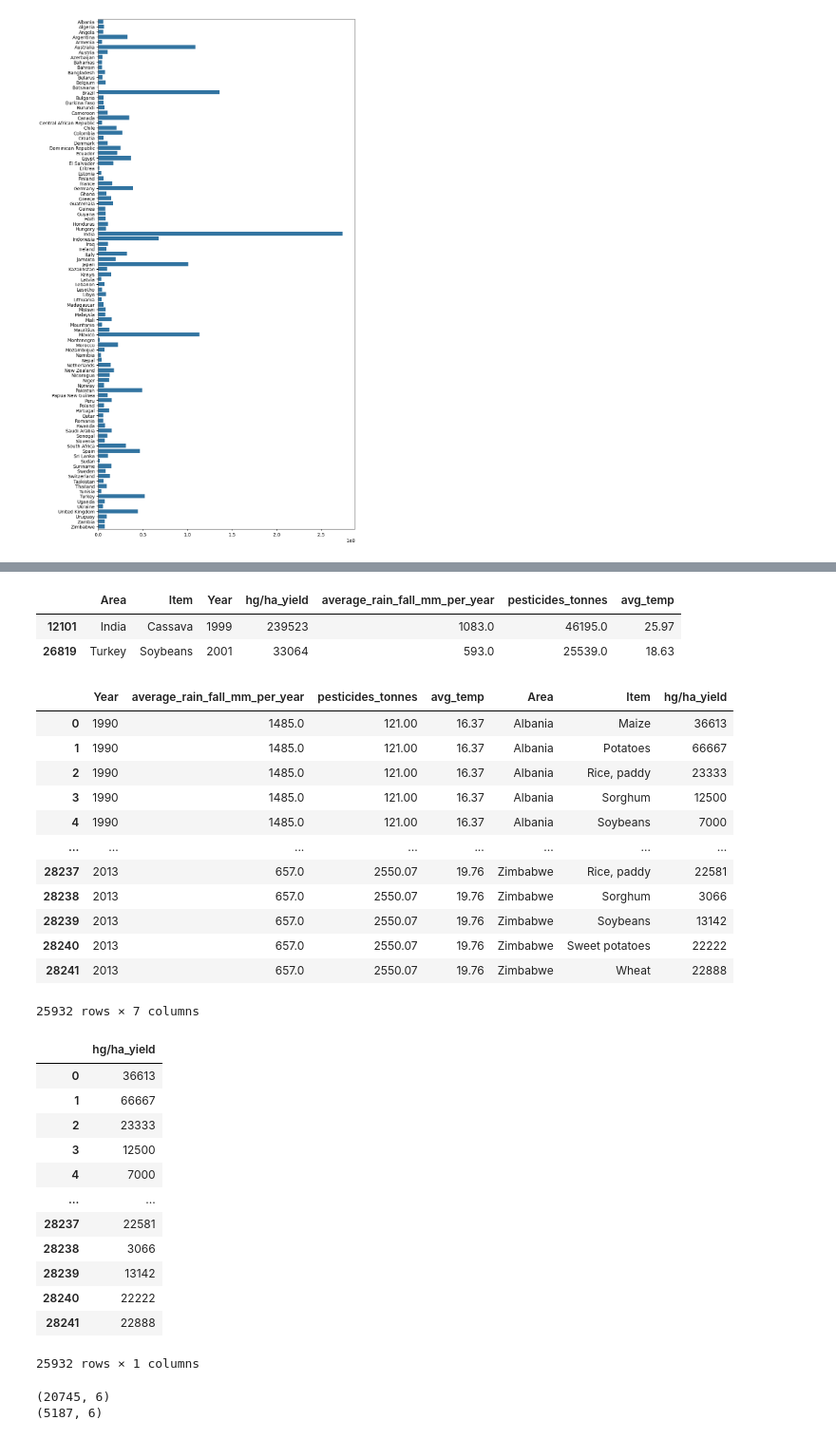
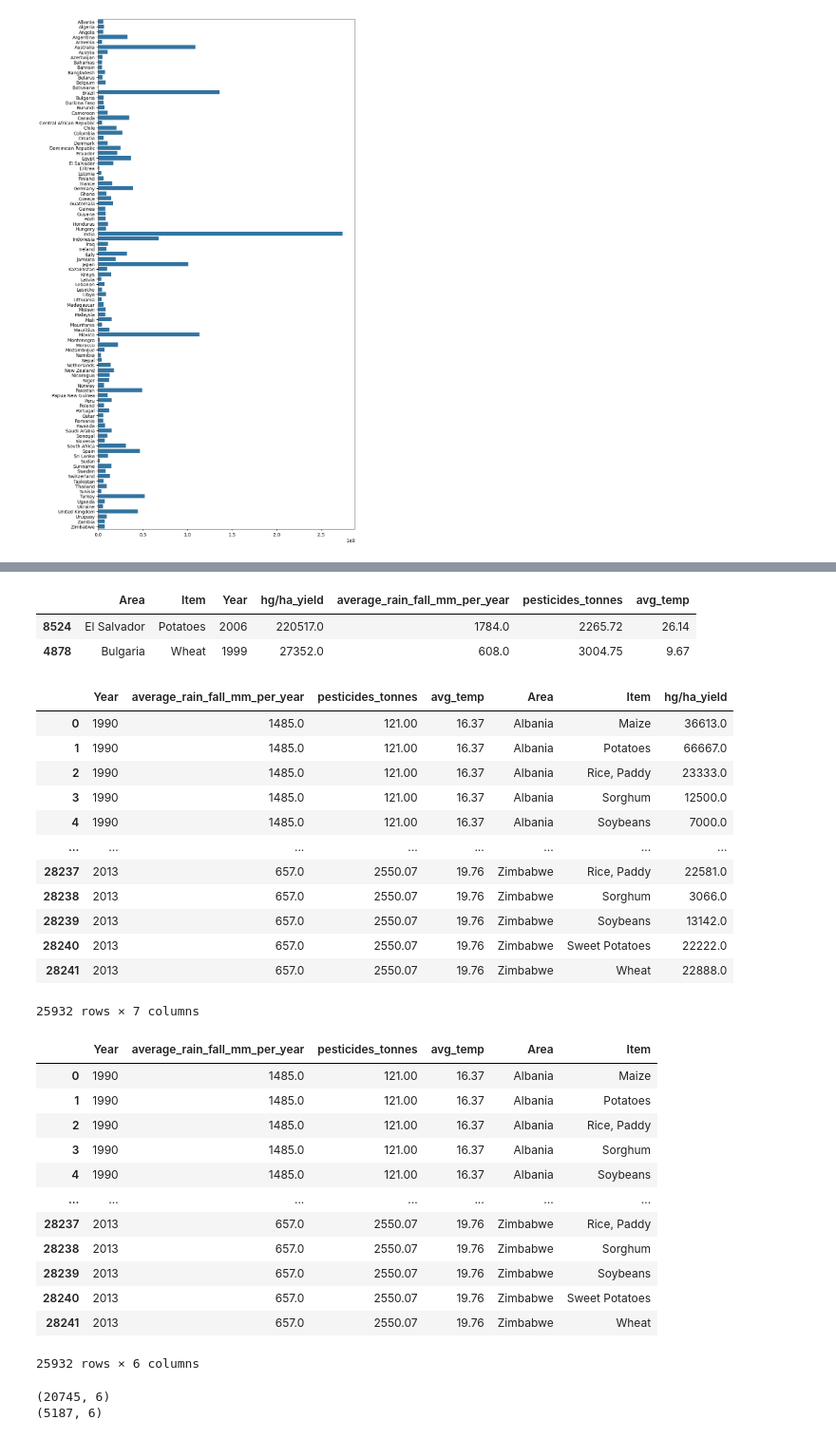
Before and after one commit to OdedaraBhavesh/Crop_Yield_Predictor, a Jupyter notebook: model.ipynb, the cells around one changed output, grey strips where cells are left out. Shown: that part at 95% size. Drawn from its saved outputs; the diff is of its cells as text; code cells hidden in the pictures.

```diff
--- a/model.ipynb
+++ b/model.ipynb
@@ -116,5 +103,3 @@ Index([], dtype='int64')
-# %%
-data =data.drop(data_Drop)
 # %%
 data
 # %% [output]
@@ -132,7 +117,7 @@ data
 | 28241 | Zimbabwe | Wheat | 2013 | 22888 | 657.0 | 2550.07 | 19.76 |
 25932 rows × 7 columns
 # %%
-data["average_rain_fall_mm_per_year"]=data["average_rain_fall_mm_per_year"].astype(np.float64) #if this column data type is int then you can use this
+data["hg/ha_yield"]=data["hg/ha_yield"].astype(np.float64)
 # %%
 data.info()
 # %% [output]
@@ -168,3 +138,6 @@ array([1485.,   89., 1010.,  591.,  562.,  534., 1110.,  447., 1292.,
+# %%
+data['Area']=data['Area'].str.strip().str.title()
+data['Item']=data['Item'].str.strip().str.title()
 # %%
 plt.figure(figsize=(10,20))
 sns.countplot(y=data['Area'])
@@ -256,8 +229,8 @@ plt.show()
 data.sample(2)
 # %% [output]
 |  | Area | Item | Year | hg/ha_yield | average_rain_fall_mm_per_year | pesticides_tonnes | avg_temp |
-| 12101 | India | Cassava | 1999 | 239523 | 1083.0 | 46195.0 | 25.97 |
-| 26819 | Turkey | Soybeans | 2001 | 33064 | 593.0 | 25539.0 | 18.63 |
+| 8524 | El Salvador | Potatoes | 2006 | 220517.0 | 1784.0 | 2265.72 | 26.14 |
+| 4878 | Bulgaria | Wheat | 1999 | 27352.0 | 608.0 | 3004.75 | 9.67 |
 # %%
 x=['Year','average_rain_fall_mm_per_year','pesticides_tonnes','avg_temp','Area','Item','hg/ha_yield']
 data = data[x]
@@ -265,36 +238,36 @@ data = data[x]
 data
 # %% [output]
 |  | Year | average_rain_fall_mm_per_year | pesticides_tonnes | avg_temp | Area | Item | hg/ha_yield |
-| 0 | 1990 | 1485.0 | 121.00 | 16.37 | Albania | Maize | 36613 |
-| 1 | 1990 | 1485.0 | 121.00 | 16.37 | Albania | Potatoes | 66667 |
-| 2 | 1990 | 1485.0 | 121.00 | 16.37 | Albania | Rice, paddy | 23333 |
-| 3 | 1990 | 1485.0 | 121.00 | 16.37 | Albania | Sorghum | 12500 |
-| 4 | 1990 | 1485.0 | 121.00 | 16.37 | Albania | Soybeans | 7000 |
+| 0 | 1990 | 1485.0 | 121.00 | 16.37 | Albania | Maize | 36613.0 |
+| 1 | 1990 | 1485.0 | 121.00 | 16.37 | Albania | Potatoes | 66667.0 |
+| 2 | 1990 | 1485.0 | 121.00 | 16.37 | Albania | Rice, Paddy | 23333.0 |
+| 3 | 1990 | 1485.0 | 121.00 | 16.37 | Albania | Sorghum | 12500.0 |
+| 4 | 1990 | 1485.0 | 121.00 | 16.37 | Albania | Soybeans | 7000.0 |
 | ... | ... | ... | ... | ... | ... | ... | ... |
-| 28237 | 2013 | 657.0 | 2550.07 | 19.76 | Zimbabwe | Rice, paddy | 22581 |
-| 28238 | 2013 | 657.0 | 2550.07 | 19.76 | Zimbabwe | Sorghum | 3066 |
-| 28239 | 2013 | 657.0 | 2550.07 | 19.76 | Zimbabwe | Soybeans | 13142 |
-| 28240 | 2013 | 657.0 | 2550.07 | 19.76 | Zimbabwe | Sweet potatoes | 22222 |
-| 28241 | 2013 | 657.0 | 2550.07 | 19.76 | Zimbabwe | Wheat | 22888 |
+| 28237 | 2013 | 657.0 | 2550.07 | 19.76 | Zimbabwe | Rice, Paddy | 22581.0 |
+| 28238 | 2013 | 657.0 | 2550.07 | 19.76 | Zimbabwe | Sorghum | 3066.0 |
+| 28239 | 2013 | 657.0 | 2550.07 | 19.76 | Zimbabwe | Soybeans | 13142.0 |
+| 28240 | 2013 | 657.0 | 2550.07 | 19.76 | Zimbabwe | Sweet Potatoes | 22222.0 |
+| 28241 | 2013 | 657.0 | 2550.07 | 19.76 | Zimbabwe | Wheat | 22888.0 |
 25932 rows × 7 columns
 # %%
 x=data.iloc[:,:6]
 y=data.iloc[:,6:]
-y
+x
 # %% [output]
-|  | hg/ha_yield |
-| 0 | 36613 |
-| 1 | 66667 |
-| 2 | 23333 |
-| 3 | 12500 |
-| 4 | 7000 |
-| ... | ... |
-| 28237 | 22581 |
-| 28238 | 3066 |
-| 28239 | 13142 |
-| 28240 | 22222 |
-| 28241 | 22888 |
+|  | Year | average_rain_fall_mm_per_year | pesticides_tonnes | avg_temp | Area | Item |
+| 0 | 1990 | 1485.0 | 121.00 | 16.37 | Albania | Maize |
+| 1 | 1990 | 1485.0 | 121.00 | 16.37 | Albania | Potatoes |
+| 2 | 1990 | 1485.0 | 121.00 | 16.37 | Albania | Rice, Paddy |
+| 3 | 1990 | 1485.0 | 121.00 | 16.37 | Albania | Sorghum |
+| 4 | 1990 | 1485.0 | 121.00 | 16.37 | Albania | Soybeans |
+| ... | ... | ... | ... | ... | ... | ... |
+| 28237 | 2013 | 657.0 | 2550.07 | 19.76 | Zimbabwe | Rice, Paddy |
+| 28238 | 2013 | 657.0 | 2550.07 | 19.76 | Zimbabwe | Sorghum |
+| 28239 | 2013 | 657.0 | 2550.07 | 19.76 | Zimbabwe | Soybeans |
+| 28240 | 2013 | 657.0 | 2550.07 | 19.76 | Zimbabwe | Sweet Potatoes |
+| 28241 | 2013 | 657.0 | 2550.07 | 19.76 | Zimbabwe | Wheat |
-25932 rows × 1 columns
+25932 rows × 6 columns
 # %%
 from sklearn.model_selection import train_test_split
 # %%
```
Also changed, not shown: parts of 21 cells of this notebook, 2 other files.
